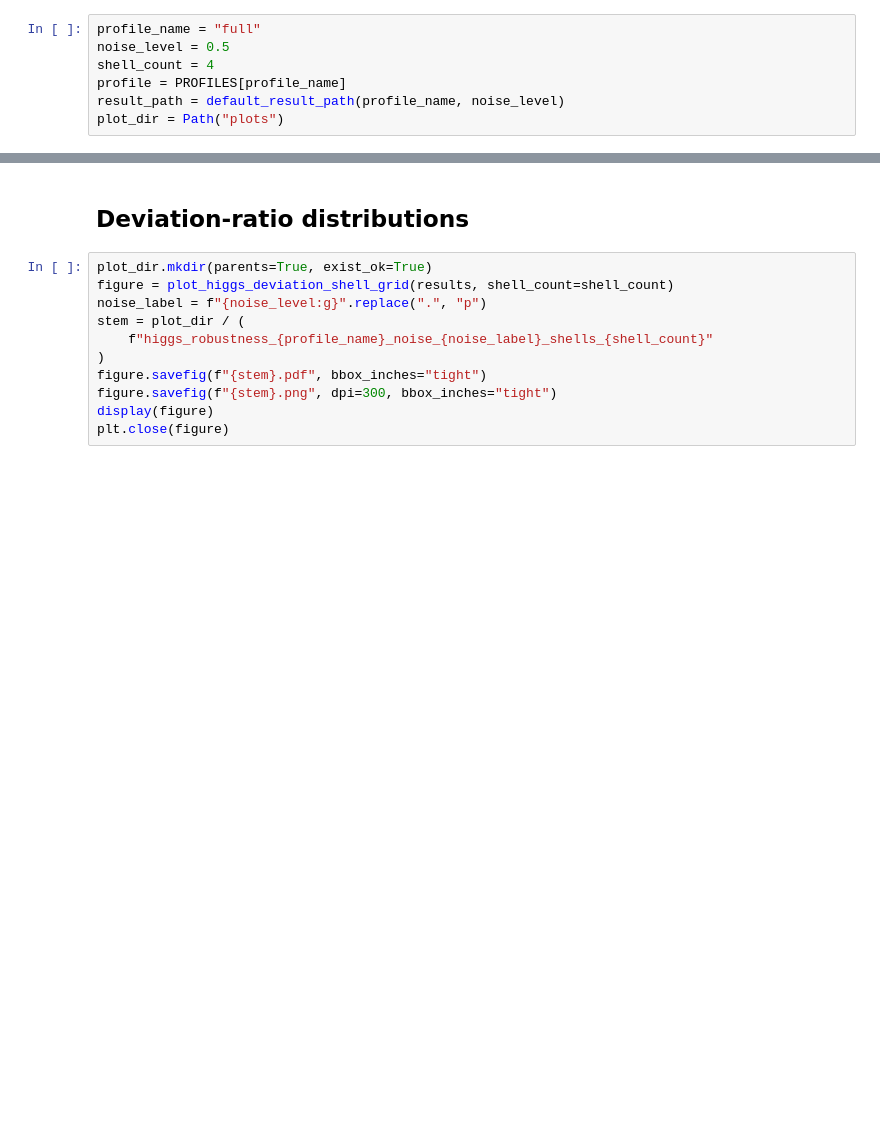
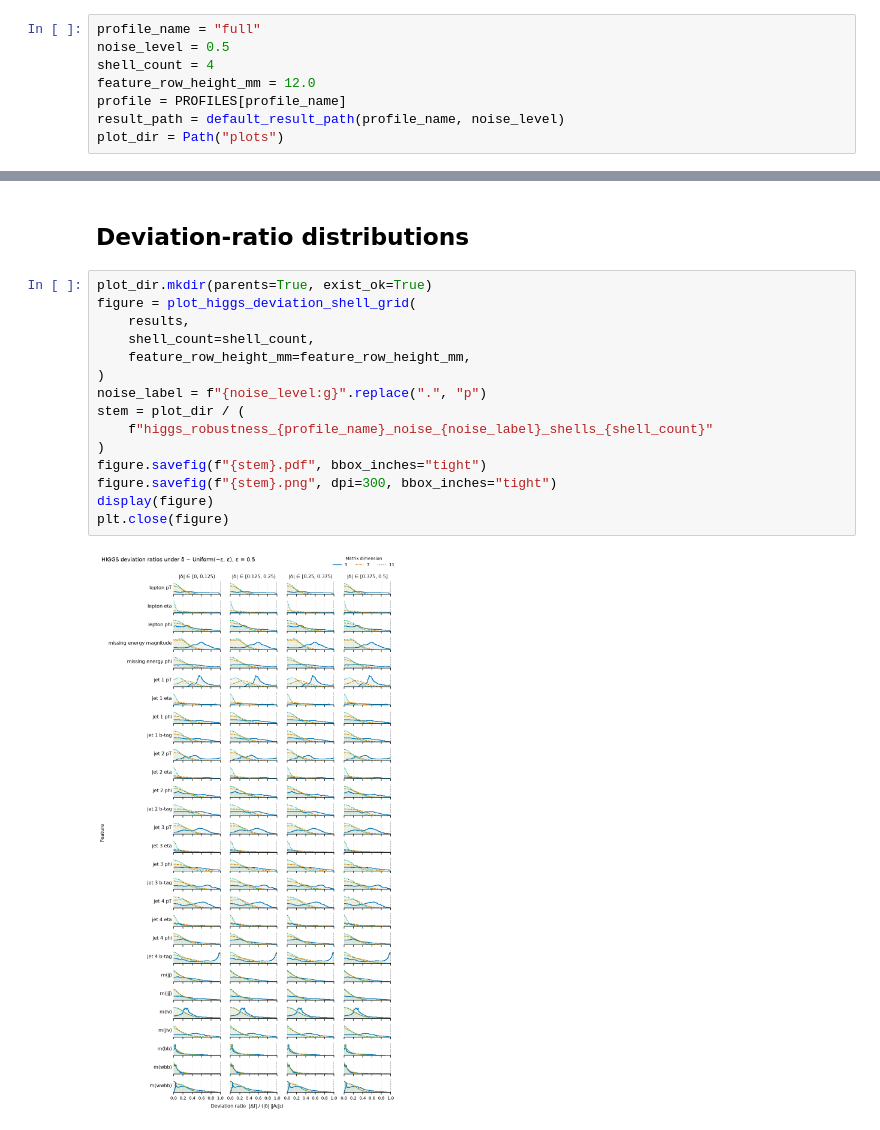
Before and after one commit to alexshtf/spectral_neuron_paper, a Jupyter notebook: notebooks/higgs_robustness.ipynb, the cells around one changed output, grey strips where cells are left out. Cells and saved outputs as stored; diff of their text form; blank space fills up the shorter version.

Commit message:
Plot raw HIGGS deviation histograms

```diff
--- a/notebooks/higgs_robustness.ipynb
+++ b/notebooks/higgs_robustness.ipynb
@@ -32,6 +34,7 @@ mpl.rcParams.update({
 profile_name = "full"
 noise_level = 0.5
 shell_count = 4
+feature_row_height_mm = 12.0
 profile = PROFILES[profile_name]
 result_path = default_result_path(profile_name, noise_level)
 plot_dir = Path("plots")
@@ -75,12 +85,18 @@ diagnostics
 ## Deviation-ratio distributions
 # %%
 plot_dir.mkdir(parents=True, exist_ok=True)
-figure = plot_higgs_deviation_shell_grid(results, shell_count=shell_count)
+figure = plot_higgs_deviation_shell_grid(
+    results,
+    shell_count=shell_count,
+    feature_row_height_mm=feature_row_height_mm,
+)
 noise_label = f"{noise_level:g}".replace(".", "p")
 stem = plot_dir / (
     f"higgs_robustness_{profile_name}_noise_{noise_label}_shells_{shell_count}"
 )
 figure.savefig(f"{stem}.pdf", bbox_inches="tight")
 figure.savefig(f"{stem}.png", dpi=300, bbox_inches="tight")
 display(figure)
 plt.close(figure)
+# %% [output]
+[figure, added]
```
Also changed, not shown: parts of 4 cells of this notebook, 5 other files.
